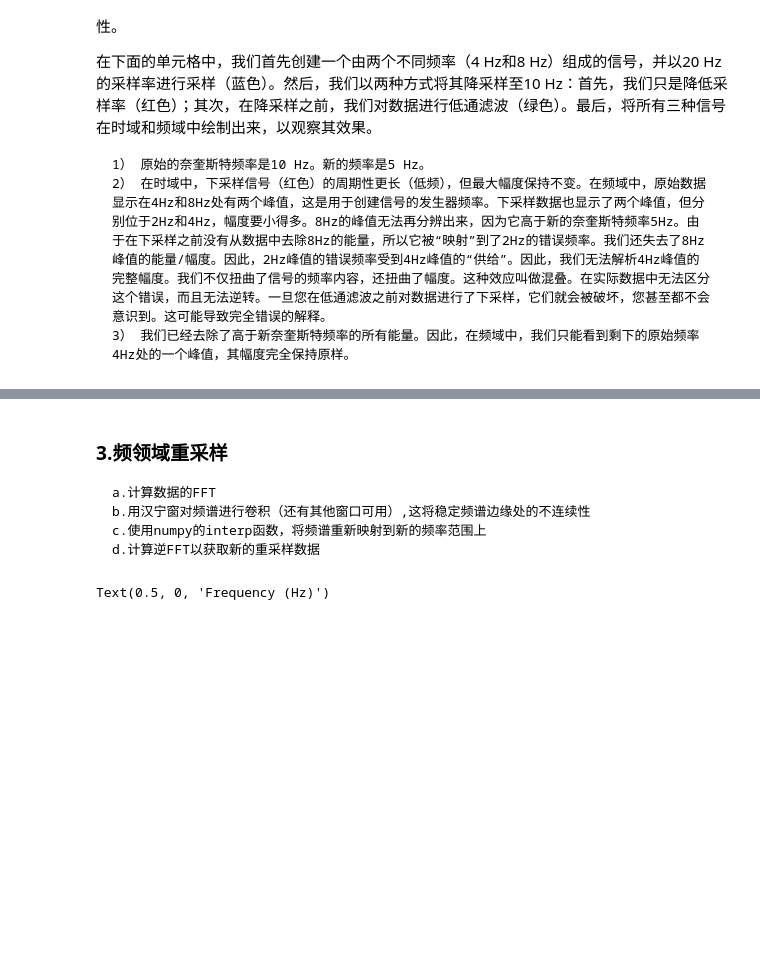
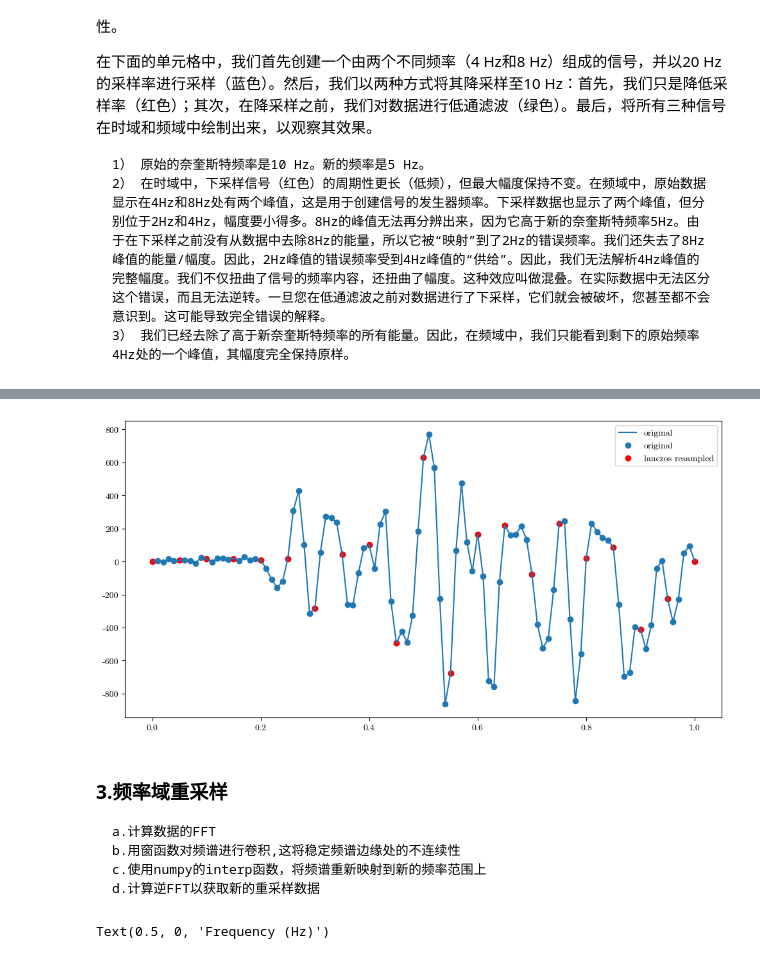
Before and after one commit to sssfeather/exerc, a Jupyter notebook: ipynb/ex_03_resample.ipynb, the cells around one changed output, grey strips where cells are left out. Cells and saved outputs as stored; diff of their text form; code cells hidden in the pictures; blank space fills up the shorter version.

````diff
--- a/ipynb/ex_03_resample.ipynb
+++ b/ipynb/ex_03_resample.ipynb
@@ -96,31 +111,34 @@ plt.show()
 # %%
 tr=read("../data/detrend_test_stream.mseed")[0]
 new_rate = 20
 
 tr_trimmed = tr.copy().trim(
     tr.stats.starttime + 4.5, tr.stats.starttime + 5.5).detrend()
 tr_lanczos = tr_trimmed.copy().interpolate(
     new_rate, method="lanczos", a=20)
 
+plt.rcParams['figure.figsize'] = 12, 6
 fig, ax = plt.subplots(1)
 ax.plot(
     np.arange(0, tr_trimmed.stats.npts * tr_trimmed.stats.delta,
                 tr_trimmed.stats.delta), tr_trimmed.data, label="original")
 ax.scatter(
     np.arange(0, tr_trimmed.stats.npts * tr_trimmed.stats.delta,
               tr_trimmed.stats.delta), tr_trimmed.data, label="original")
 ax.scatter(
     np.arange(0, tr_lanczos.stats.npts * tr_lanczos.stats.delta,
               tr_lanczos.stats.delta)[:tr_lanczos.stats.npts], tr_lanczos.data,
               color='r', label="lanczos resampled")
 
 ax.legend()
 plt.show()
+# %% [output]
+[figure, added]
 # %% [markdown]
-### 3.频领域重采样
+### 3.频率域重采样
 ```
 a.计算数据的FFT
-b.用汉宁窗对频谱进行卷积（还有其他窗口可用）,这将稳定频谱边缘处的不连续性
+b.用窗函数对频谱进行卷积,这将稳定频谱边缘处的不连续性
 c.使用numpy的interp函数，将频谱重新映射到新的频率范围上
 d.计算逆FFT以获取新的重采样数据
 ```
````
Also changed, not shown: parts of 10 cells of this notebook, 28 other files.
